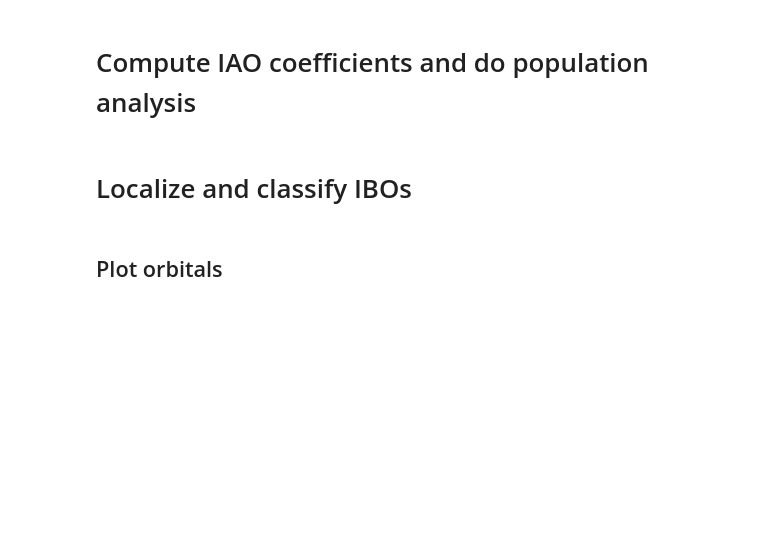
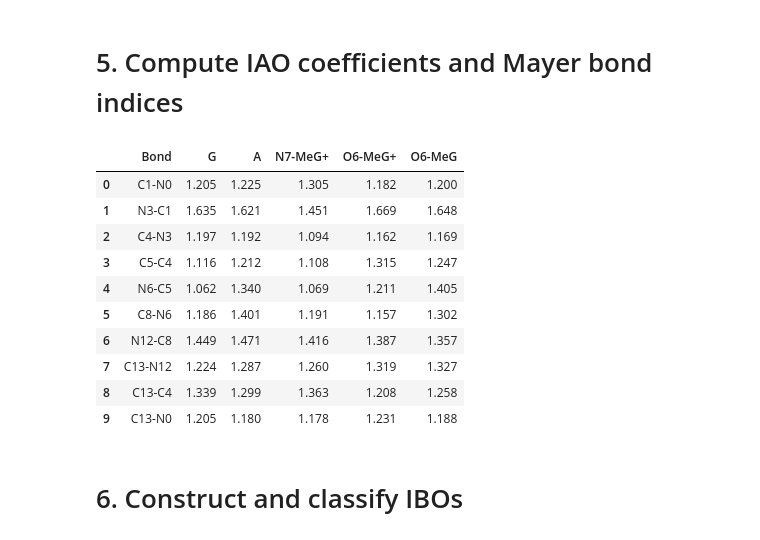
Before and after one commit to MariiaIvonina/Orbitals-transformation-in-QC, a Jupyter notebook: pyscf_orbital_analysis.ipynb, the cells around one changed output. Drawn from its saved outputs; the diff is of its cells as text; code cells hidden in the pictures; blank space fills up the shorter version.

```diff
--- a/pyscf_orbital_analysis.ipynb
+++ b/pyscf_orbital_analysis.ipynb
@@ -320,2 +149,2 @@ mf.dump_scf_summary()
 # %% [markdown]
-# Compute IAO coefficients and do population analysis
+# 5. Compute IAO coefficients and Mayer bond indices
@@ -339,12 +150,0 @@ C_iao = lo.orth.vec_lowdin(C_iao, S_ao)    # orthonormalize IAOs in AO metric
-# %%
-# ---------- BUILD IAOs ---------- #
-# transform mo_occ to IAO representation.
-mo_occ_iao = C_iao.T @ S_ao @ mo_occ
-#constructs the density matrix in the new representation
-Dm_iao = mo_occ_iao @ mo_occ_iao.T * 2
-iao_mol = mol.copy()
-iao_mol.build(False, False, basis='minao')
-S_iao = C_iao.T @ S_ao @ C_iao
-
-# ---------- MULLIKEN POPULATION based on IAOs ---------- #
-iao_pop, iao_charges = mf.mulliken_pop(iao_mol, Dm_iao, s=S_iao)
@@ -405,2 +191,42 @@ df_bonds.style.hide()
+# %%
+# ---------- ALIGN PURINE RING BONDS ---------- #
+bo = df_bonds.set_index(
+    ["Molecule", "Atom_A", "Atom_B"]
+)["Bond_index"]
+
+rows = []
+mol_ref = molecules[ref]["mol"]
+
+for bond in mol_ref.GetBonds():
+    if not bond.IsInRing():
+        continue
+
+    a, b = bond.GetBeginAtomIdx(), bond.GetEndAtomIdx()
+    row = {"Bond": f"{mol_ref.GetAtomWithIdx(a).GetSymbol()}{a}-"
+                   f"{mol_ref.GetAtomWithIdx(b).GetSymbol()}{b}"}
+
+    for name, mapping in atom_maps.items():
+        if a in mapping and b in mapping:
+            i, j = sorted((mapping[a], mapping[b]))
+            row[name] = bo.get((name, i, j), np.nan)
+        else:
+            row[name] = np.nan
+
+    rows.append(row)
+
+df_aligned = pd.DataFrame(rows)
+display(df_aligned.round(3))
+# %% [output]
+|  | Bond | G | A | N7-MeG+ | O6-MeG+ | O6-MeG |
+| 0 | C1-N0 | 1.205 | 1.225 | 1.305 | 1.182 | 1.200 |
+| 1 | N3-C1 | 1.635 | 1.621 | 1.451 | 1.669 | 1.648 |
+| 2 | C4-N3 | 1.197 | 1.192 | 1.094 | 1.162 | 1.169 |
+| 3 | C5-C4 | 1.116 | 1.212 | 1.108 | 1.315 | 1.247 |
+| 4 | N6-C5 | 1.062 | 1.340 | 1.069 | 1.211 | 1.405 |
+| 5 | C8-N6 | 1.186 | 1.401 | 1.191 | 1.157 | 1.302 |
+| 6 | N12-C8 | 1.449 | 1.471 | 1.416 | 1.387 | 1.357 |
+| 7 | C13-N12 | 1.224 | 1.287 | 1.260 | 1.319 | 1.327 |
+| 8 | C13-C4 | 1.339 | 1.299 | 1.363 | 1.208 | 1.258 |
+| 9 | C13-N0 | 1.205 | 1.180 | 1.178 | 1.231 | 1.188 |
 # %% [markdown]
-# Localize and classify IBOs
+# 6. Construct and classify IBOs
@@ -481,2 +232,0 @@ df_ibos.round(5).style.hide()
-# %% [markdown]
-## Plot orbitals
```
Also changed, not shown: parts of 23 cells of this notebook, 12 other files.
